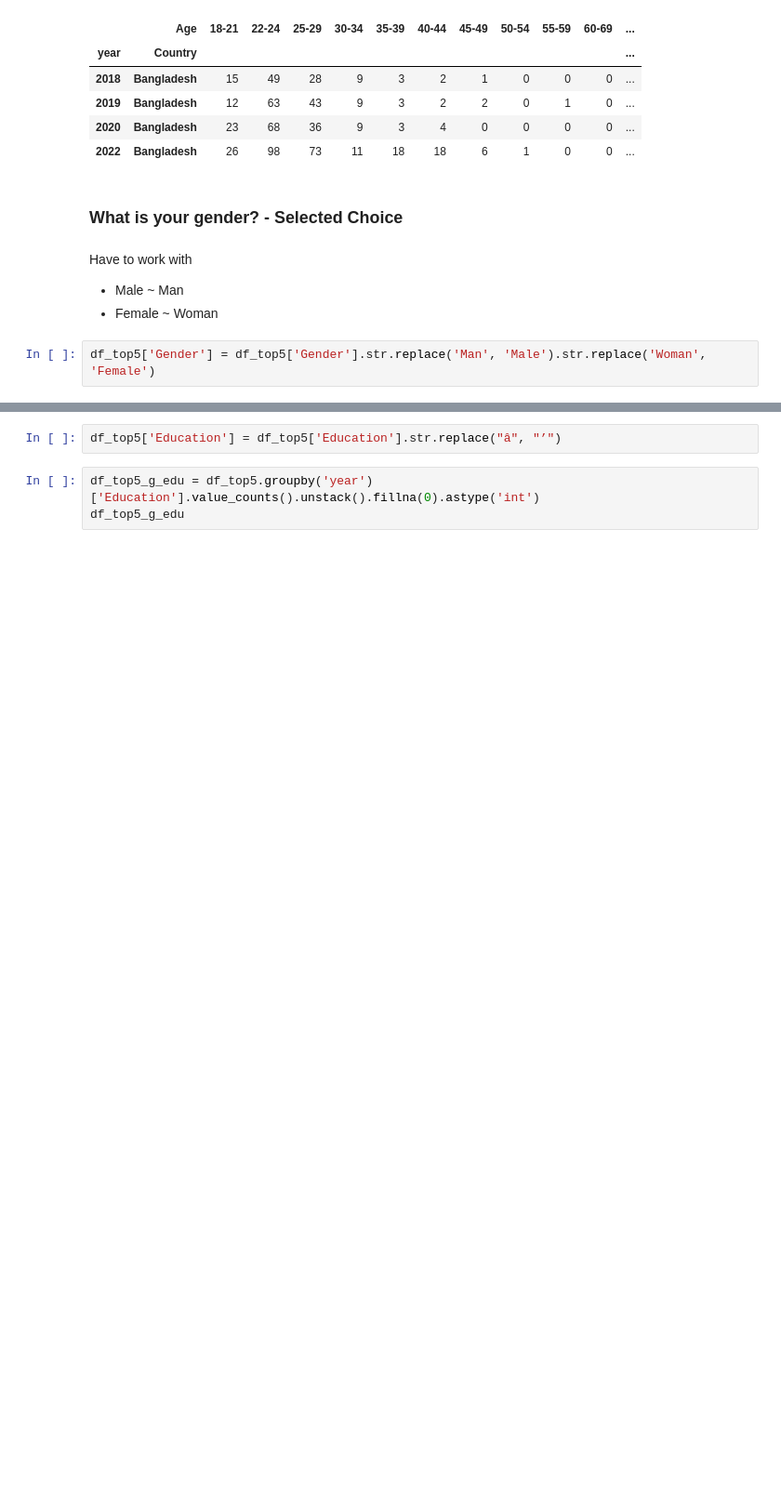
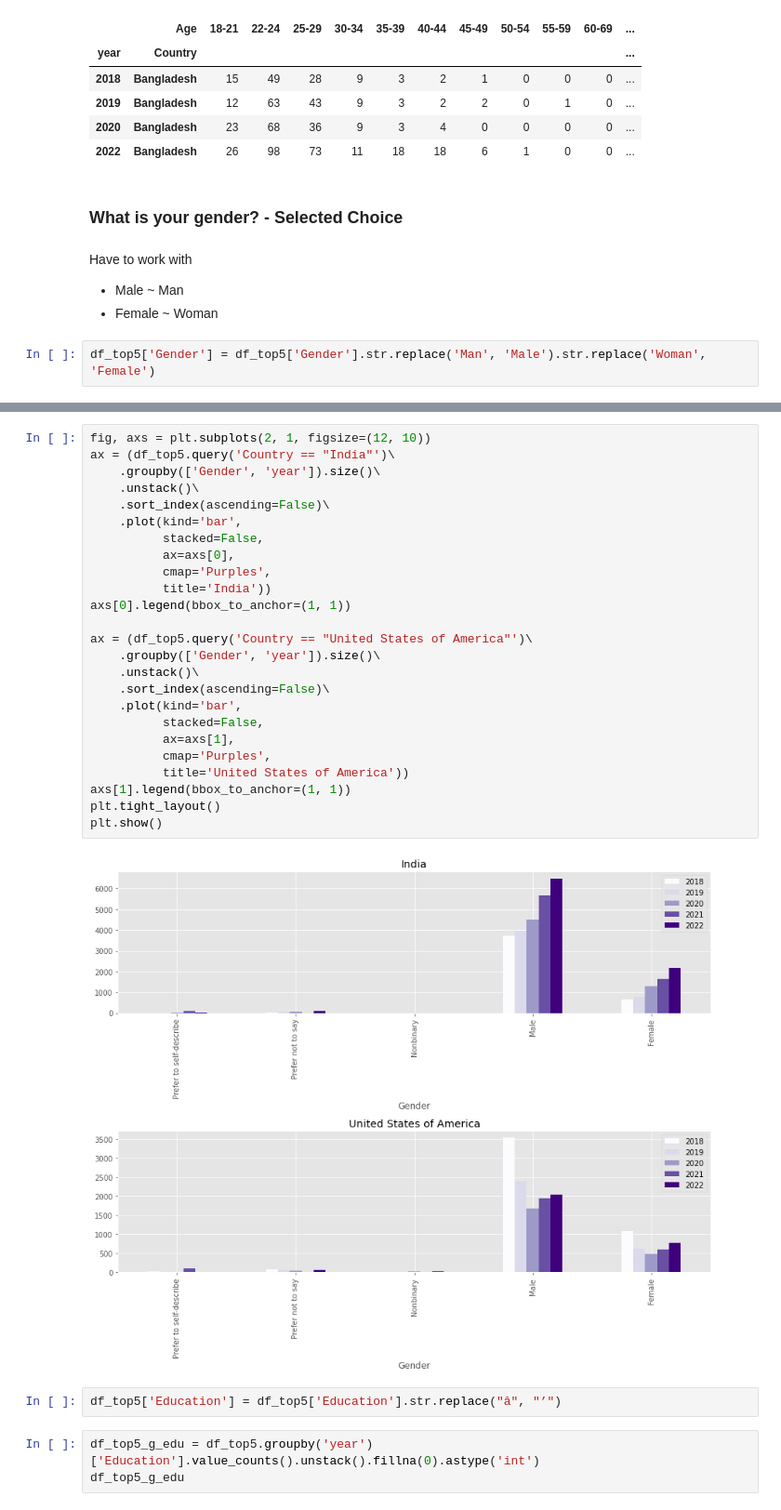
Before and after one commit to Amir-UL-Islam/Machine-Learning-Notebooks, a Jupyter notebook: survey2022.ipynb, the cells around one changed output, grey strips where cells are left out. Shown at 93% size. Cells and saved outputs as stored; diff of their text form; blank space fills up the shorter version.

```diff
--- a/survey2022.ipynb
+++ b/survey2022.ipynb
@@ -340 +348,28 @@ df_top5_g_gender
+# %%
+fig, axs = plt.subplots(2, 1, figsize=(12, 10))
+ax = (df_top5.query('Country == "India"')\
+    .groupby(['Gender', 'year']).size()\
+    .unstack()\
+    .sort_index(ascending=False)\
+    .plot(kind='bar',
+          stacked=False,
+          ax=axs[0],
+          cmap='Purples',
+          title='India'))
+axs[0].legend(bbox_to_anchor=(1, 1))
+
+ax = (df_top5.query('Country == "United States of America"')\
+    .groupby(['Gender', 'year']).size()\
+    .unstack()\
+    .sort_index(ascending=False)\
+    .plot(kind='bar',
+          stacked=False,
+          ax=axs[1],
+          cmap='Purples',
+          title='United States of America'))
+axs[1].legend(bbox_to_anchor=(1, 1))
+plt.tight_layout()
+plt.show()
+# %% [output]
+[figure, added]
 # %%
```
Also changed, not shown: parts of 11 cells of this notebook.
